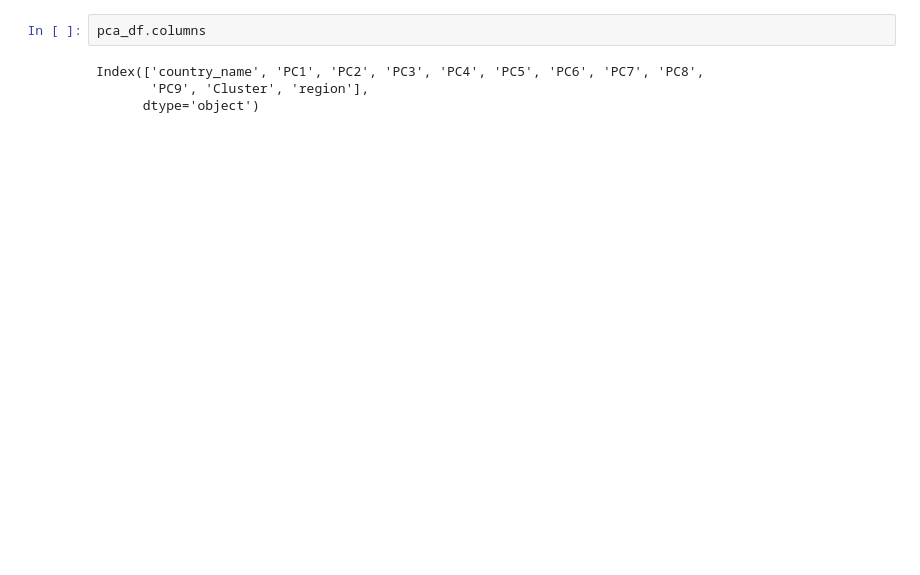
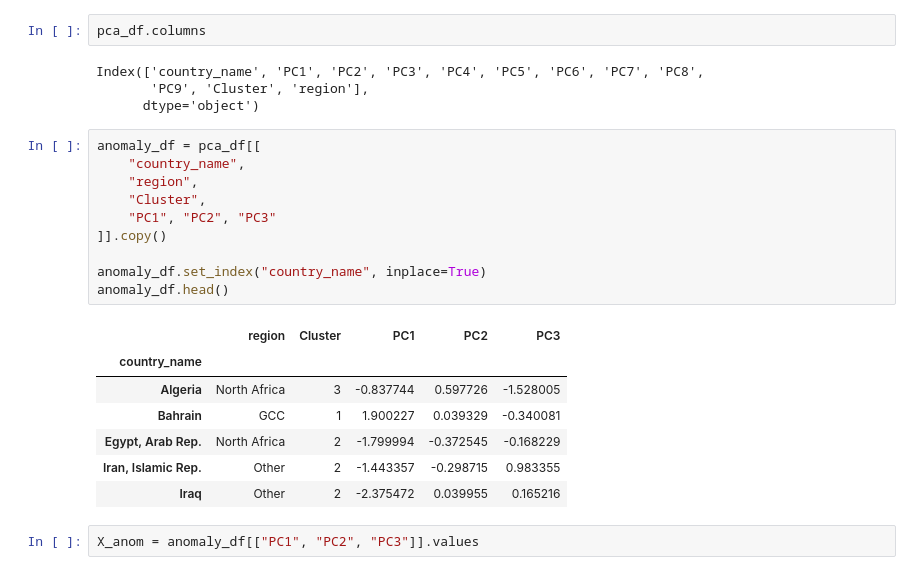
Before and after one commit to daniehben/worldbank-api-pipeline, a Jupyter notebook: notebooks/Anomaly.ipynb, the cells around one changed output. Saved outputs shown, nothing was run; the diff lists cells and outputs as text; blank space fills up the shorter version.

```diff
--- a/notebooks/Anomaly.ipynb
+++ b/notebooks/Anomaly.ipynb
@@ -52,3 +52,23 @@ pca_df.columns
 Index(['country_name', 'PC1', 'PC2', 'PC3', 'PC4', 'PC5', 'PC6', 'PC7', 'PC8',
        'PC9', 'Cluster', 'region'],
       dtype='object')
+# %%
+anomaly_df = pca_df[[
+    "country_name",
+    "region",
+    "Cluster",
+    "PC1", "PC2", "PC3"
+]].copy()
+
+anomaly_df.set_index("country_name", inplace=True)
+anomaly_df.head()
+# %% [output]
+|  | region | Cluster | PC1 | PC2 | PC3 |
+| country_name |  |  |  |  |  |
+| Algeria | North Africa | 3 | -0.837744 | 0.597726 | -1.528005 |
+| Bahrain | GCC | 1 | 1.900227 | 0.039329 | -0.340081 |
+| Egypt, Arab Rep. | North Africa | 2 | -1.799994 | -0.372545 | -0.168229 |
+| Iran, Islamic Rep. | Other | 2 | -1.443357 | -0.298715 | 0.983355 |
+| Iraq | Other | 2 | -2.375472 | 0.039955 | 0.165216 |
+# %%
+X_anom = anomaly_df[["PC1", "PC2", "PC3"]].values
```
Also changed, not shown: parts of 9 cells of this notebook, 1 other file.
